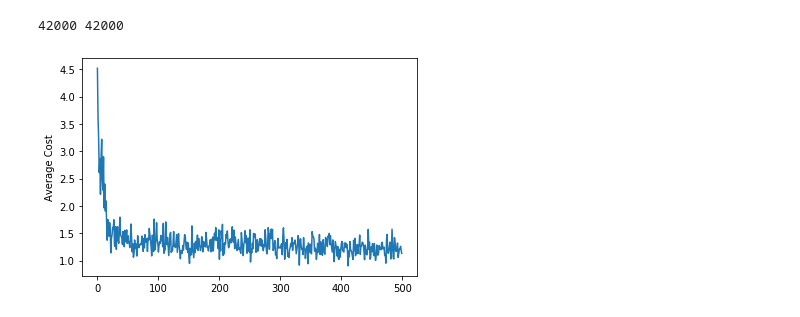
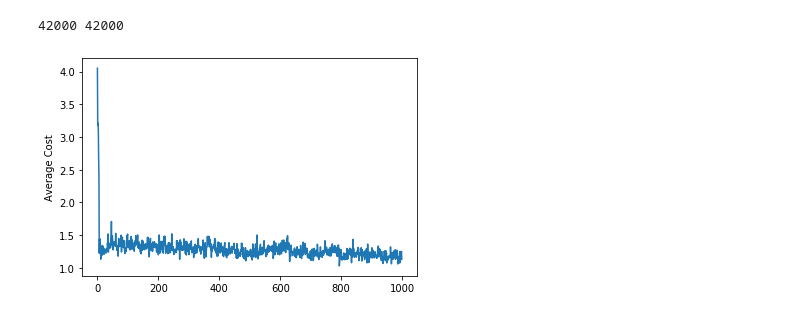
Before and after one commit to danmunson/simple_net, a Jupyter notebook: notebooks/test_mnist.ipynb, the cells around one changed output. Cells and saved outputs as stored; diff of their text form; code cells hidden in the pictures.

```diff
--- a/notebooks/test_mnist.ipynb
+++ b/notebooks/test_mnist.ipynb
@@ -40,15 +45,17 @@ NN = Network(
     activation_derivatives = [ddx_sigmoid for _ in layers], # will automatically vectorize
     cost_function = mean_squared_error,
     cost_gradient = mse_gradient,
-    learning_rate = 1,
+    learning_rate = 3,
     gradient_aggregator = arithmetic_mean
 )
 
 from random import choices
-BATCH_SIZE = 15
-EPOCHS = 500
+
+BATCH_SIZE = 100
+EPOCHS = 1000
 DATA_SIZE = len(train_ftrs)
 
+accuracy_over_time = list()
 for _ in range(EPOCHS):
     feature_subset, label_subset = random_subset(
         train_ftrs,
@@ -56,13 +63,16 @@ for _ in range(EPOCHS):
         BATCH_SIZE
     )
 
-    NN.run_epoch(feature_subset, label_subset)
+    predictions = NN.run_epoch(feature_subset, label_subset)
+    forced_preds = [force_largest_component(pred) for pred in predictions]
+    accuracy = binary_accuracy(forced_preds, label_subset)
+    accuracy_over_time.append(accuracy)
 # %%
 plt.plot(
     [i for i in range(len(NN._epochs))],
-    [data['agg_gradient_magnitude'] for data in NN._epochs]
+    [data['average_cost'] for data in NN._epochs]
 )
 plt.ylabel('Average Cost')
 plt.show()
 # %% [output]
-[figure, old version]
+[figure, new version]
```
Also changed, not shown: parts of 3 cells of this notebook, 4 other files.
